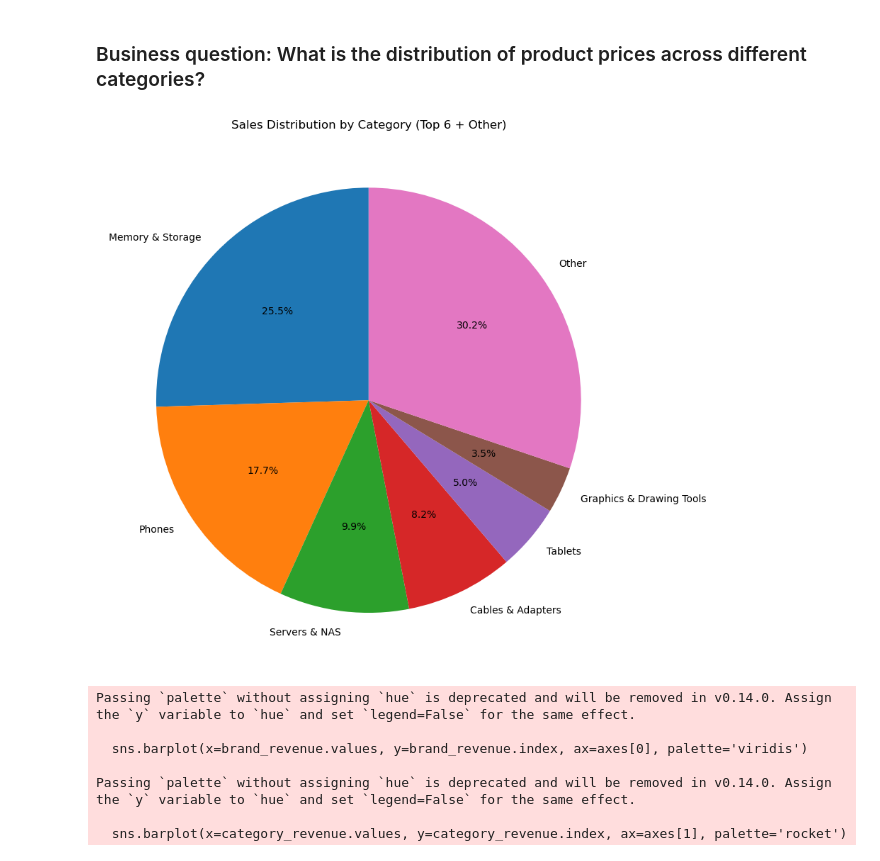
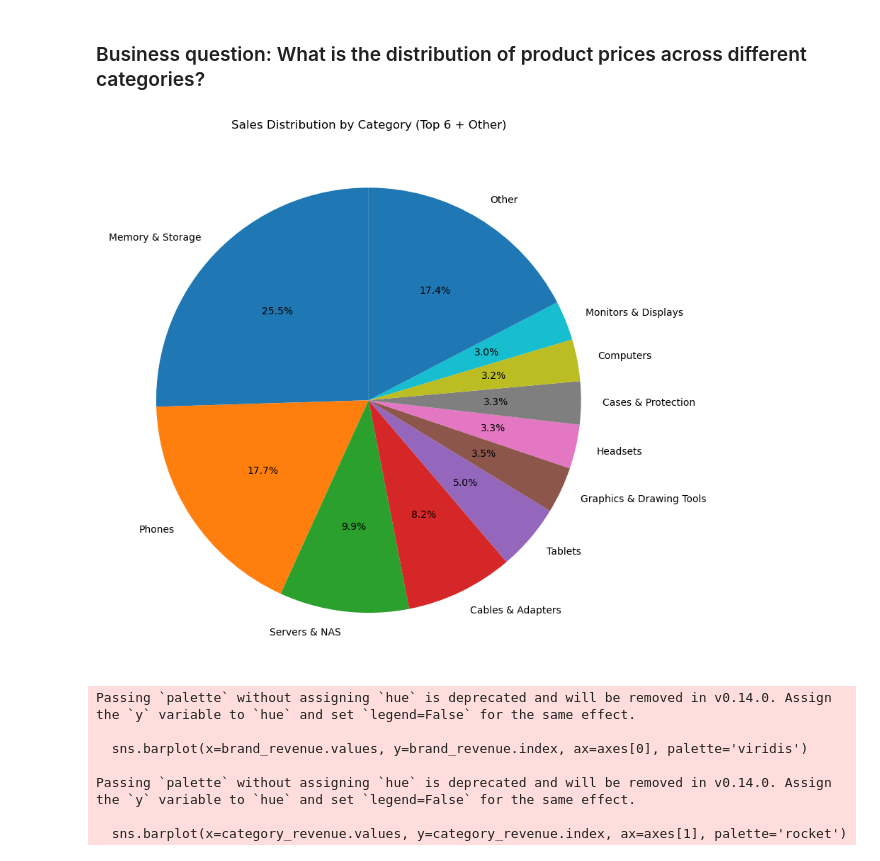
Before and after one commit to Cooljoe67/eniac_data_cleaning, a Jupyter notebook: dataanalysis_group_solution.ipynb, the cells around one changed output. Saved outputs shown, nothing was run; the diff lists cells and outputs as text; code cells hidden in the pictures.

Commit message:
new graphs

```diff
--- a/dataanalysis_group_solution.ipynb
+++ b/dataanalysis_group_solution.ipynb
@@ -450,26 +434,26 @@ plt.show()
 # %%
 #add cat to orderlines
 if "category" in orderlines_df.columns:
     orderlines_df = orderlines_df.drop('category', axis=1)
 
 orderlines_df = orderlines_df.merge((products_df[['sku','category']]), on="sku")
 category_totals = orderlines_df.groupby('category').agg(total=('orderline_sum', 'sum'))
 
 # Keep top 6 categories, group the rest as 'Other'
-top_6 = category_totals.nlargest(6, 'total')
+top_6 = category_totals.nlargest(10, 'total')
 other_total = category_totals.loc[~category_totals.index.isin(top_6.index), 'total'].sum()
 
 if other_total > 0:
     top_6 = pd.concat([top_6, pd.DataFrame({'total': [other_total]}, index=['Other'])])
 
 # Create pie chart
 plt.figure(figsize=(12, 8))
 plt.pie(top_6['total'], labels=top_6.index, autopct='%1.1f%%', startangle=90)
 plt.title('Sales Distribution by Category (Top 6 + Other)')
 plt.tight_layout()
 plt.show()
 # %% [output]
-[figure, old version]
+[figure, new version]
 # %%
 # Revenue distribution by brands and categories
 # First, add brand information to orderlines
```
Also changed, not shown: parts of 1 cell of this notebook.
